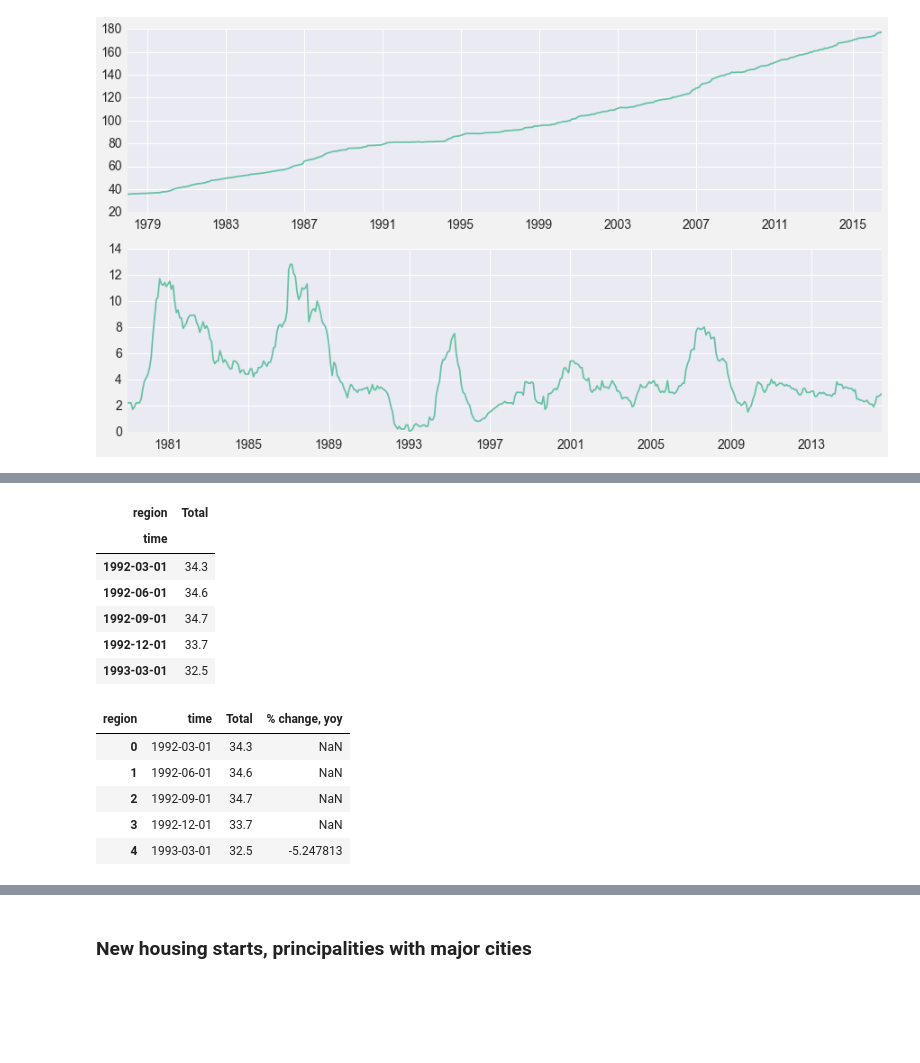
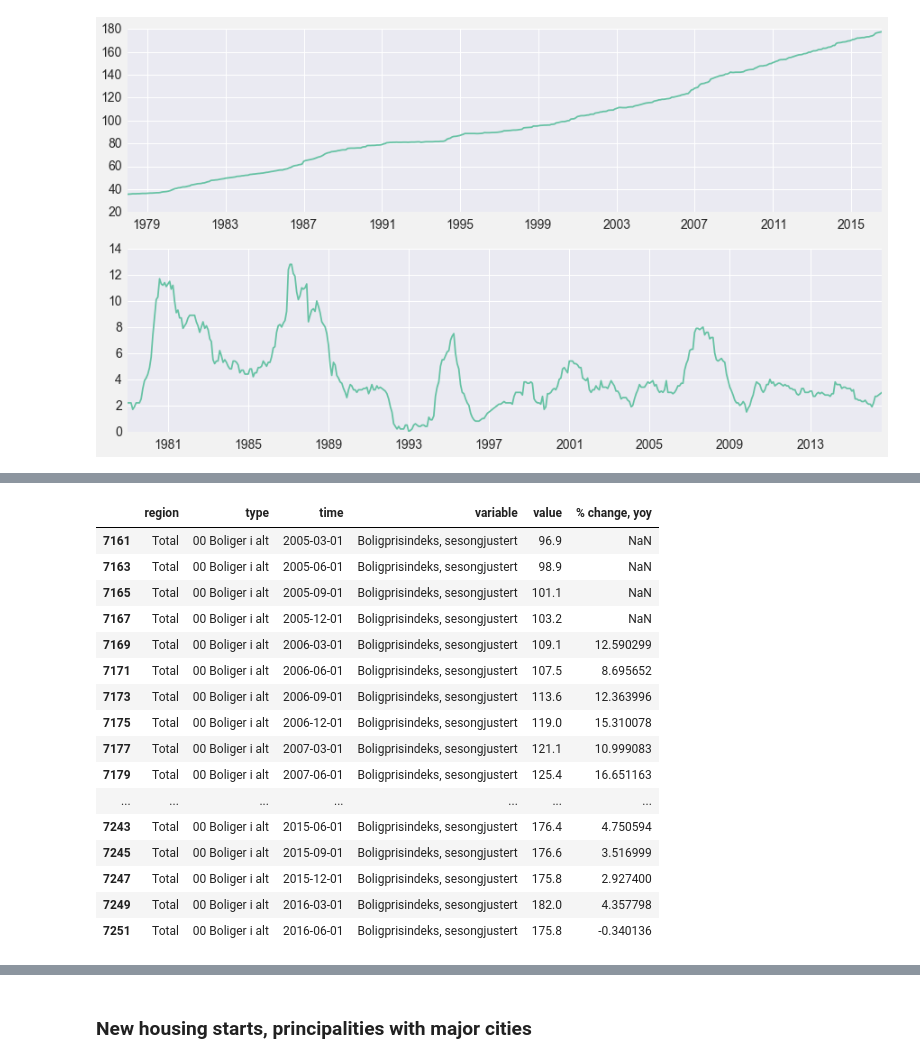
Before and after one commit to jmaurit/norwayeconomy, a Jupyter notebook: norwayeconomy.ipynb, the cells around one changed output, grey strips where cells are left out. Cells and saved outputs as stored; diff of their text form; code cells hidden in the pictures; blank space fills up the shorter version.

```diff
--- a/norwayeconomy.ipynb
+++ b/norwayeconomy.ipynb
@@ -314,4 +324,6 @@ plt.show()
 # %%
 tot_price_index = house_prices[house_prices.type == "00 Boliger i alt"]
 tot_price_index = tot_price_index[tot_price_index.region =="Total"]
-tot_price_index = tot_price_index.pivot(index="time", columns="region", values="value")
+tot_price_index = tot_price_index[tot_price_index.variable == "Boligprisindeks, sesongjustert"]
+#tot_price_index = tot_price_index[["time", "value"]]
+#tot_price_index = tot_price_index.pivot(index="time", columns="region", values="value")
@@ -318,26 +350,28 @@ tot_price_index = tot_price_index.pivot(index="time", columns="region", values="
 # %%
 #tot_price_index.reset_index(inplace=True)
-tot_price_index.head()
-# %% [output]
-| region | Total |
-| time |  |
-| 1992-03-01 | 34.3 |
-| 1992-06-01 | 34.6 |
-| 1992-09-01 | 34.7 |
-| 1992-12-01 | 33.7 |
-| 1993-03-01 | 32.5 |
 # %%
 
-tot_price_index["% change, yoy"] = tot_price_index.Total.pct_change(periods=4)*100
-tot_price_index.reset_index(inplace=True)
-tot_price_index.head()
+tot_price_index["% change, yoy"] = tot_price_index.value.pct_change(periods=4)*100
+#tot_price_index.reset_index(inplace=True)
+tot_price_index
 # %% [output]
-| region | time | Total | % change, yoy |
-| 0 | 1992-03-01 | 34.3 | NaN |
-| 1 | 1992-06-01 | 34.6 | NaN |
-| 2 | 1992-09-01 | 34.7 | NaN |
-| 3 | 1992-12-01 | 33.7 | NaN |
-| 4 | 1993-03-01 | 32.5 | -5.247813 |
+|  | region | type | time | variable | value | % change, yoy |
+| 7161 | Total | 00 Boliger i alt | 2005-03-01 | Boligprisindeks, sesongjustert | 96.9 | NaN |
+| 7163 | Total | 00 Boliger i alt | 2005-06-01 | Boligprisindeks, sesongjustert | 98.9 | NaN |
+| 7165 | Total | 00 Boliger i alt | 2005-09-01 | Boligprisindeks, sesongjustert | 101.1 | NaN |
+| 7167 | Total | 00 Boliger i alt | 2005-12-01 | Boligprisindeks, sesongjustert | 103.2 | NaN |
+| 7169 | Total | 00 Boliger i alt | 2006-03-01 | Boligprisindeks, sesongjustert | 109.1 | 12.590299 |
+| 7171 | Total | 00 Boliger i alt | 2006-06-01 | Boligprisindeks, sesongjustert | 107.5 | 8.695652 |
+| 7173 | Total | 00 Boliger i alt | 2006-09-01 | Boligprisindeks, sesongjustert | 113.6 | 12.363996 |
+| 7175 | Total | 00 Boliger i alt | 2006-12-01 | Boligprisindeks, sesongjustert | 119.0 | 15.310078 |
+| 7177 | Total | 00 Boliger i alt | 2007-03-01 | Boligprisindeks, sesongjustert | 121.1 | 10.999083 |
+| 7179 | Total | 00 Boliger i alt | 2007-06-01 | Boligprisindeks, sesongjustert | 125.4 | 16.651163 |
+| ... | ... | ... | ... | ... | ... | ... |
+| 7243 | Total | 00 Boliger i alt | 2015-06-01 | Boligprisindeks, sesongjustert | 176.4 | 4.750594 |
+| 7245 | Total | 00 Boliger i alt | 2015-09-01 | Boligprisindeks, sesongjustert | 176.6 | 3.516999 |
+| 7247 | Total | 00 Boliger i alt | 2015-12-01 | Boligprisindeks, sesongjustert | 175.8 | 2.927400 |
+| 7249 | Total | 00 Boliger i alt | 2016-03-01 | Boligprisindeks, sesongjustert | 182.0 | 4.357798 |
+| 7251 | Total | 00 Boliger i alt | 2016-06-01 | Boligprisindeks, sesongjustert | 175.8 | -0.340136 |
 # %%
 
 fig, ax = plt.subplots()
```
Also changed, not shown: parts of 15 cells of this notebook, 14 other files.
